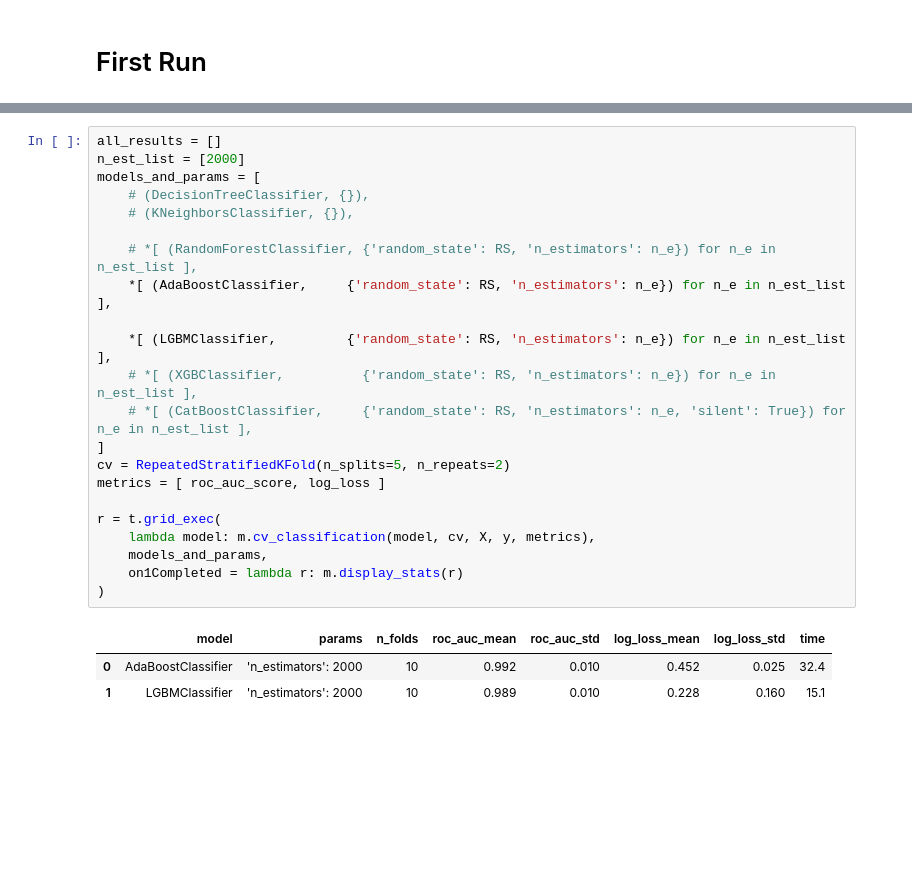
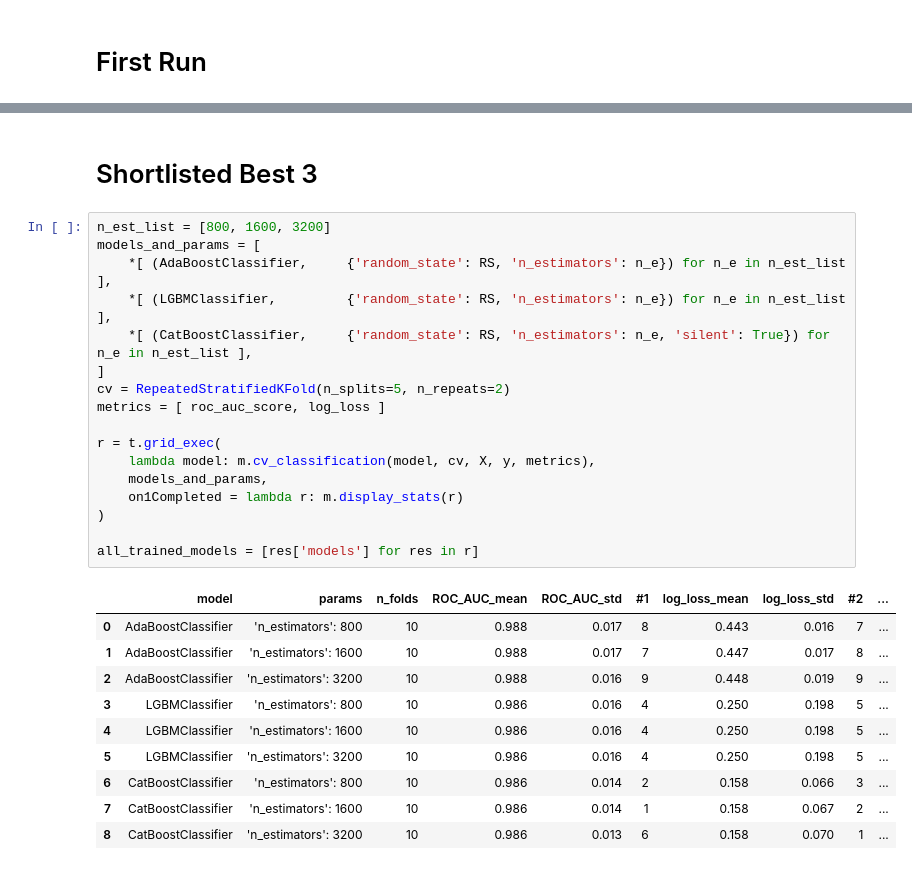
Before and after one commit to WaldemarWalo/DataScienceProjects, a Jupyter notebook: Bearing_Classification/40.models.ipynb, the cells around one changed output, grey strips where cells are left out. Drawn from its saved outputs; the diff is of its cells as text; blank space fills up the shorter version.

```diff
--- a/Bearing_Classification/40.models.ipynb
+++ b/Bearing_Classification/40.models.ipynb
@@ -111,27 +132,31 @@ from sklearn.model_selection import KFold, RepeatedKFold, StratifiedKFold, Repea
+# %% [markdown]
+# Shortlisted Best 3
 # %%
-all_results = []
-n_est_list = [2000]
+n_est_list = [800, 1600, 3200]
 models_and_params = [
-    # (DecisionTreeClassifier, {}),
-    # (KNeighborsClassifier, {}),
-
-    # *[ (RandomForestClassifier, {'random_state': RS, 'n_estimators': n_e}) for n_e in n_est_list ],
     *[ (AdaBoostClassifier,     {'random_state': RS, 'n_estimators': n_e}) for n_e in n_est_list ],
-
     *[ (LGBMClassifier,         {'random_state': RS, 'n_estimators': n_e}) for n_e in n_est_list ],
-    # *[ (XGBClassifier,          {'random_state': RS, 'n_estimators': n_e}) for n_e in n_est_list ],
-    # *[ (CatBoostClassifier,     {'random_state': RS, 'n_estimators': n_e, 'silent': True}) for n_e in n_est_list ],
+    *[ (CatBoostClassifier,     {'random_state': RS, 'n_estimators': n_e, 'silent': True}) for n_e in n_est_list ],
 ]
 cv = RepeatedStratifiedKFold(n_splits=5, n_repeats=2)
 metrics = [ roc_auc_score, log_loss ]
 
 r = t.grid_exec(
     lambda model: m.cv_classification(model, cv, X, y, metrics),
     models_and_params,
     on1Completed = lambda r: m.display_stats(r)
 )
+
+all_trained_models = [res['models'] for res in r]
 # %% [output]
-|  | model | params | n_folds | roc_auc_mean | roc_auc_std | log_loss_mean | log_loss_std | time |
-| 0 | AdaBoostClassifier | 'n_estimators': 2000 | 10 | 0.992 | 0.010 | 0.452 | 0.025 | 32.4 |
-| 1 | LGBMClassifier | 'n_estimators': 2000 | 10 | 0.989 | 0.010 | 0.228 | 0.160 | 15.1 |
+|  | model | params | n_folds | ROC_AUC_mean | ROC_AUC_std | #1 | log_loss_mean | log_loss_std | #2 | ... |
+| 0 | AdaBoostClassifier | 'n_estimators': 800 | 10 | 0.988 | 0.017 | 8 | 0.443 | 0.016 | 7 | ... |
+| 1 | AdaBoostClassifier | 'n_estimators': 1600 | 10 | 0.988 | 0.017 | 7 | 0.447 | 0.017 | 8 | ... |
+| 2 | AdaBoostClassifier | 'n_estimators': 3200 | 10 | 0.988 | 0.016 | 9 | 0.448 | 0.019 | 9 | ... |
+| 3 | LGBMClassifier | 'n_estimators': 800 | 10 | 0.986 | 0.016 | 4 | 0.250 | 0.198 | 5 | ... |
+| 4 | LGBMClassifier | 'n_estimators': 1600 | 10 | 0.986 | 0.016 | 4 | 0.250 | 0.198 | 5 | ... |
+| 5 | LGBMClassifier | 'n_estimators': 3200 | 10 | 0.986 | 0.016 | 4 | 0.250 | 0.198 | 5 | ... |
+| 6 | CatBoostClassifier | 'n_estimators': 800 | 10 | 0.986 | 0.014 | 2 | 0.158 | 0.066 | 3 | ... |
+| 7 | CatBoostClassifier | 'n_estimators': 1600 | 10 | 0.986 | 0.014 | 1 | 0.158 | 0.067 | 2 | ... |
+| 8 | CatBoostClassifier | 'n_estimators': 3200 | 10 | 0.986 | 0.013 | 6 | 0.158 | 0.070 | 1 | ... |
 # %%
```
Also changed, not shown: parts of 12 cells of this notebook, 9 other files.
